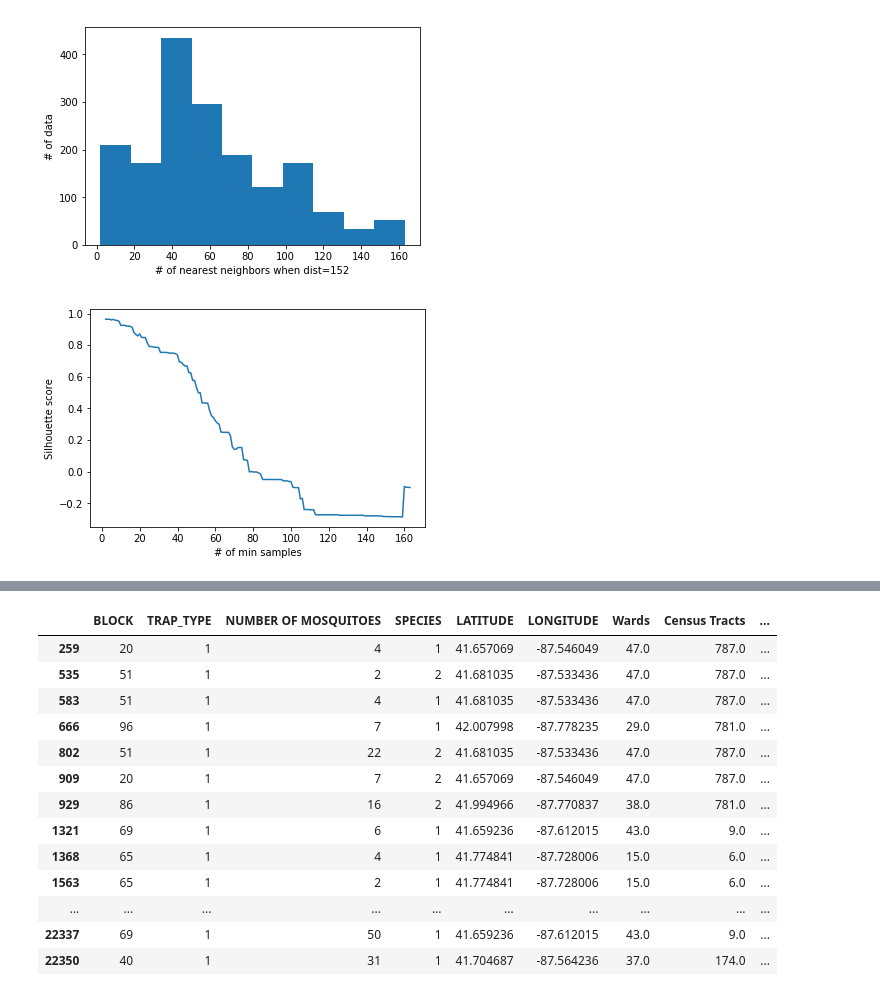
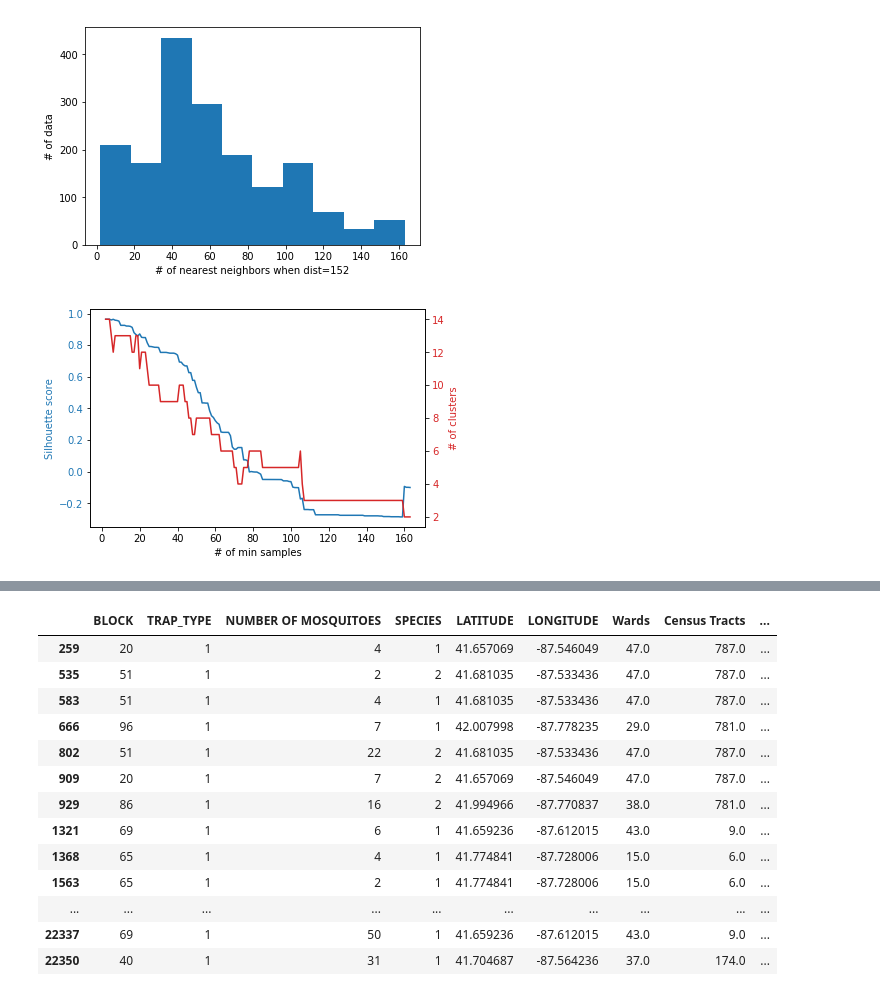
Before and after one commit to yenchulin/DM_HW3, a Jupyter notebook: DBSCAN.ipynb, the cells around one changed output, grey strips where cells are left out. Cells and saved outputs as stored; diff of their text form; code cells hidden in the pictures.

Commit message:
add plots

```diff
--- a/DBSCAN.ipynb
+++ b/DBSCAN.ipynb
@@ -153,7 +153,7 @@ plt.show()
 ## Draw Silhouette Score
 
 s_scores = []
-
+cluster_num = []
 for i in range(min_neighbors, max_neighbors + 1):
     eps=153
     mins=i
@@ -161,14 +161,29 @@ for i in range(min_neighbors, max_neighbors + 1):
     dbscan = DBSCAN(eps=eps, min_samples=mins)
     labels = dbscan.fit_predict(X)
     silhouette_avg = silhouette_score(X, labels)
+    label, count = np.unique(labels, return_counts=True)
 
     s_scores.append(silhouette_avg)
+    cluster_num.append(len(label))
-# %%
-plt.plot(range(min_neighbors, max_neighbors + 1), s_scores)
-plt.ylabel('Silhouette score')
-plt.xlabel('# of min samples')
-plt.show()
-# %% [output]
-[figure, removed]
+# %%
+x = range(min_neighbors, max_neighbors + 1)
+fig, ax_scores = plt.subplots()
+
+color = 'tab:blue'
+ax_scores.plot(x, s_scores, color=color)
+ax_scores.set_xlabel('# of min samples')
+ax_scores.set_ylabel('Silhouette score', color=color)
+ax_scores.tick_params(axis='y', labelcolor=color)
+
+ax_clusters = ax_scores.twinx()
+
+color = 'tab:red'
+ax_clusters.plot(x, cluster_num, color=color)
+ax_clusters.set_ylabel('# of clusters', color=color)
+ax_clusters.tick_params(axis='y', labelcolor=color)
+
+plt.show()
+# %% [output]
+[figure, added]
 # %%
 eps=153
```
Also changed, not shown: parts of 4 cells of this notebook.
